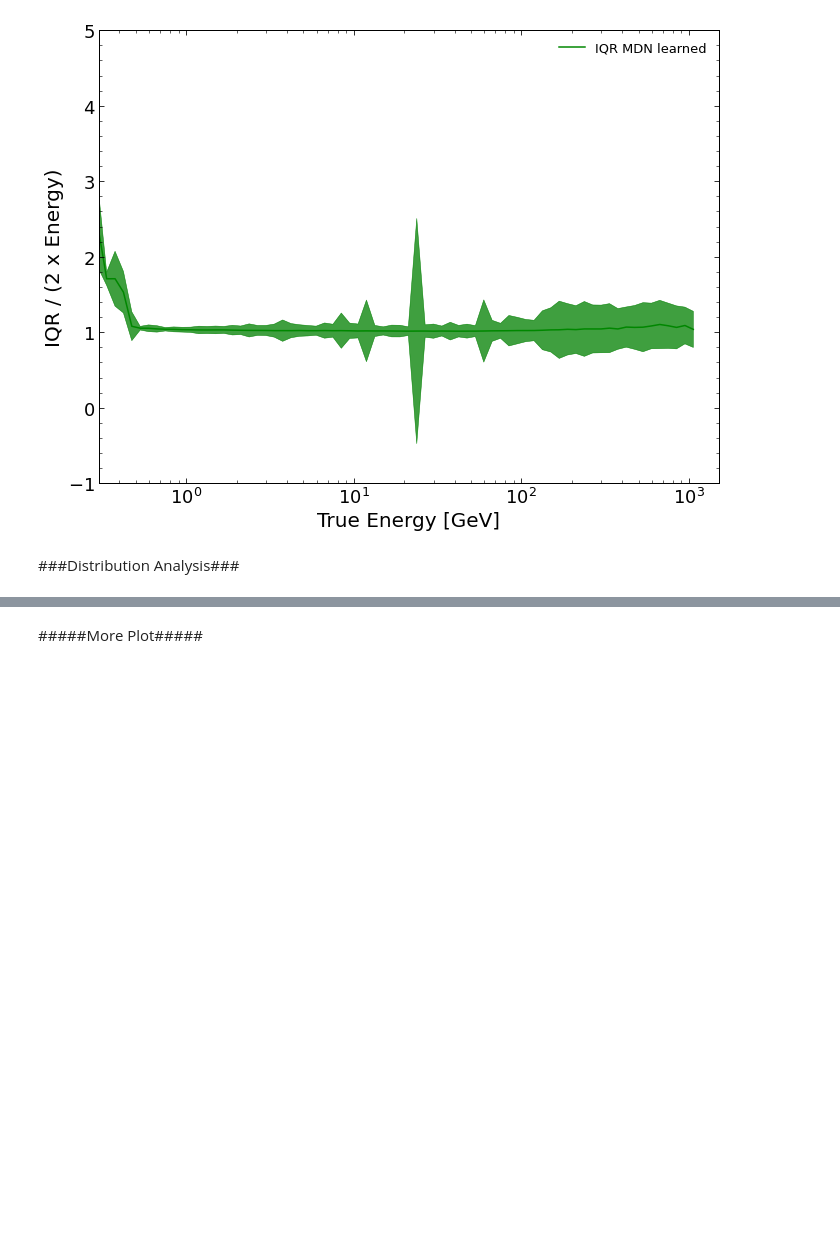
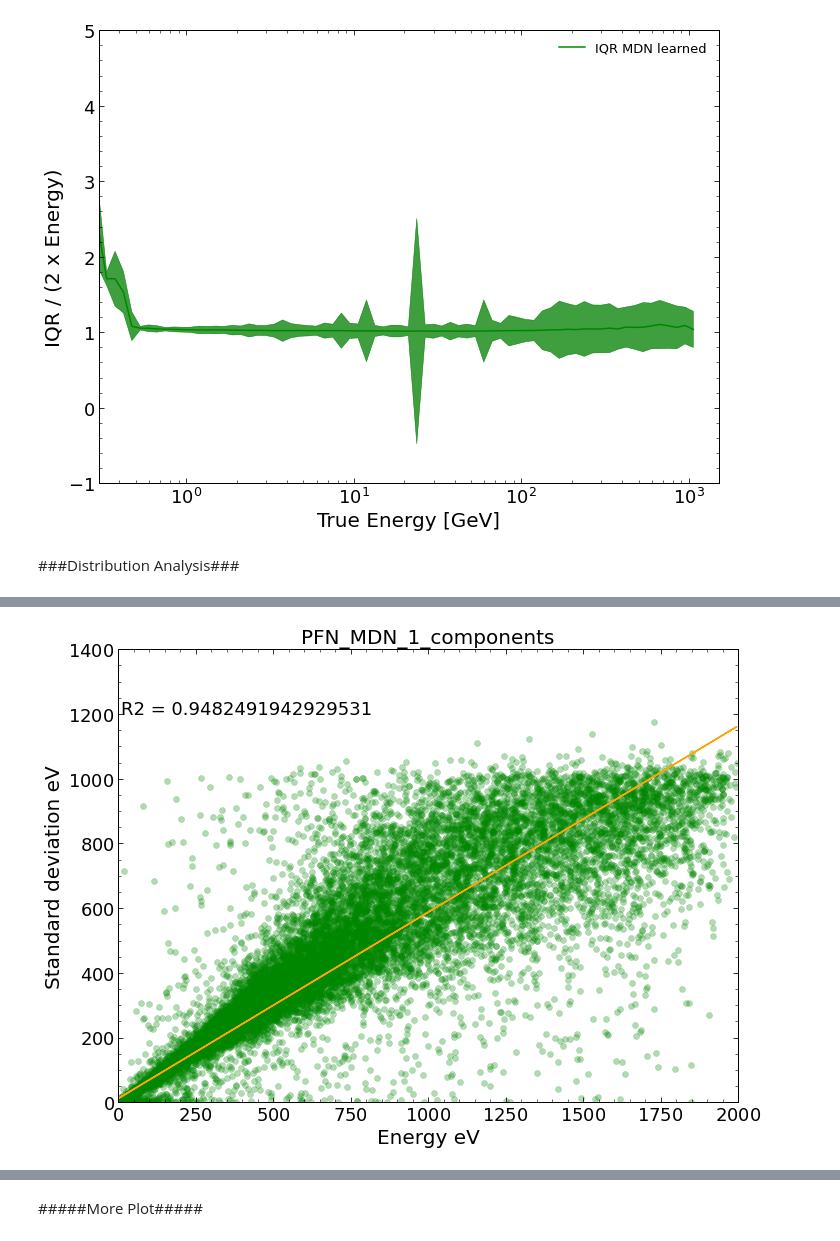
Before and after one commit to XenoicZ/EPE, a Jupyter notebook: PFN_MDN.ipynb, the cells around one changed output, grey strips where cells are left out. Saved outputs shown, nothing was run; the diff lists cells and outputs as text; code cells hidden in the pictures; blank space fills up the shorter version.

```diff
--- a/PFN_MDN.ipynb
+++ b/PFN_MDN.ipynb
@@ -802,0 +882,36 @@ plt.plot(xcenter, iqrOverMed_MDN_learned, label='IQR MDN learned')
+# %%
+#https://stats.stackexchange.com/questions/241187/calculating-standard-deviation-after-log-transformation
+def mu_exp(mu, sigma):
+  # transform params back to exp scale
+  return np.exp(mu + sigma**2 / 2)
+
+def sigma_exp(mu, sigma):
+  return np.sqrt( mu_exp(mu,sigma)**2 * (np.exp(sigma**2 - 1)) )
+
+def get_parameters_mix_exp(weight, mu, sigma):
+  # Cumpute params of mixture distribution, then transform to exp
+  mean = tol_mean(weight, mu)
+  std = tol_std(weight, mu, sigma)
+  return mu_exp(mean, std), sigma_exp(mean, std)
+# %%
+def energy_std_plot(PFN_MDN, y_test):
+  # make a 2D plot of the predicted error vs true energy
+  y_test_exp = np.exp(y_test)
+  weight, mean, std = get_parameters(PFN_MDN, t_test)
+  mean_, std_ = get_parameters_mix_exp(weight, mean, std)
+
+  m, b = np.polyfit(y_test_exp, std_, 1)
+  r2 = np.corrcoef(np.array([y_test_exp, std_]))[0,1]
+
+  plt.scatter(y_test_exp, std_, alpha=0.3)
+  plt.plot(y_test_exp, m*y_test_exp + b, 'orange')
+  plt.text(10, 1200, 'R2 = ' + str(r2), wrap=True)
+  plt.xlabel('Energy eV')
+  plt.ylabel('Standard deviation eV')
+  plt.title(PFN_MDN.name)
+  plt.xlim((0, 2000))
+  plt.ylim((0, 1400))
+
+energy_std_plot(PFN_MDN1, y_test)
+# %% [output]
+[figure, added]
```
Also changed, not shown: parts of 35 cells of this notebook.
